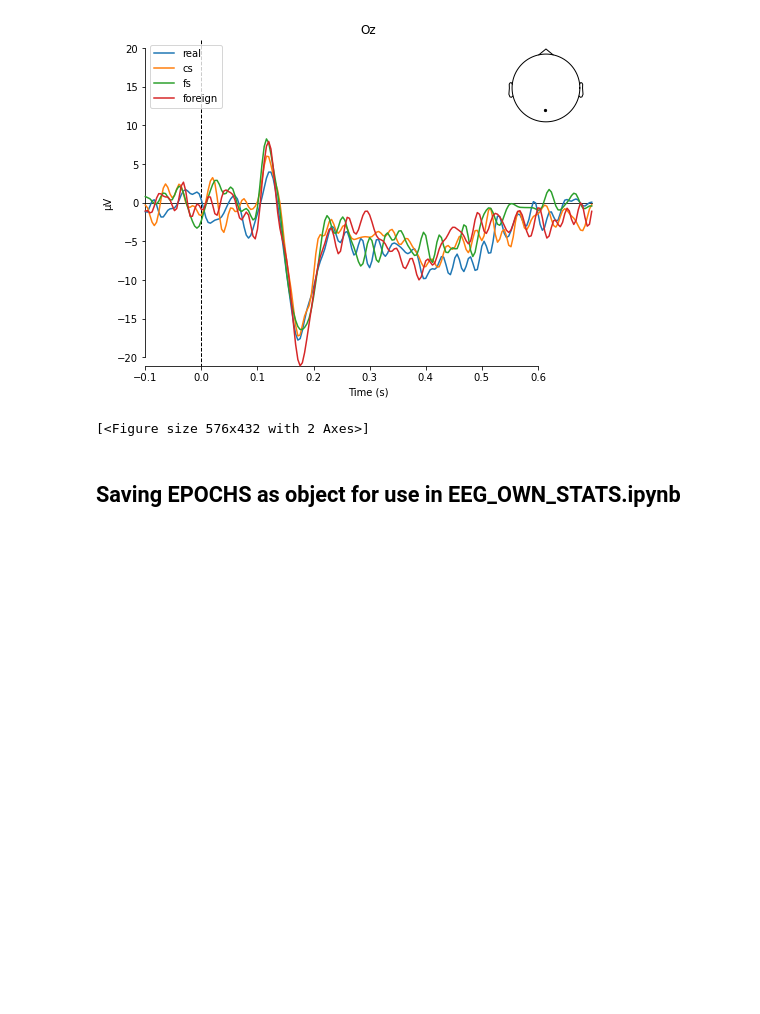
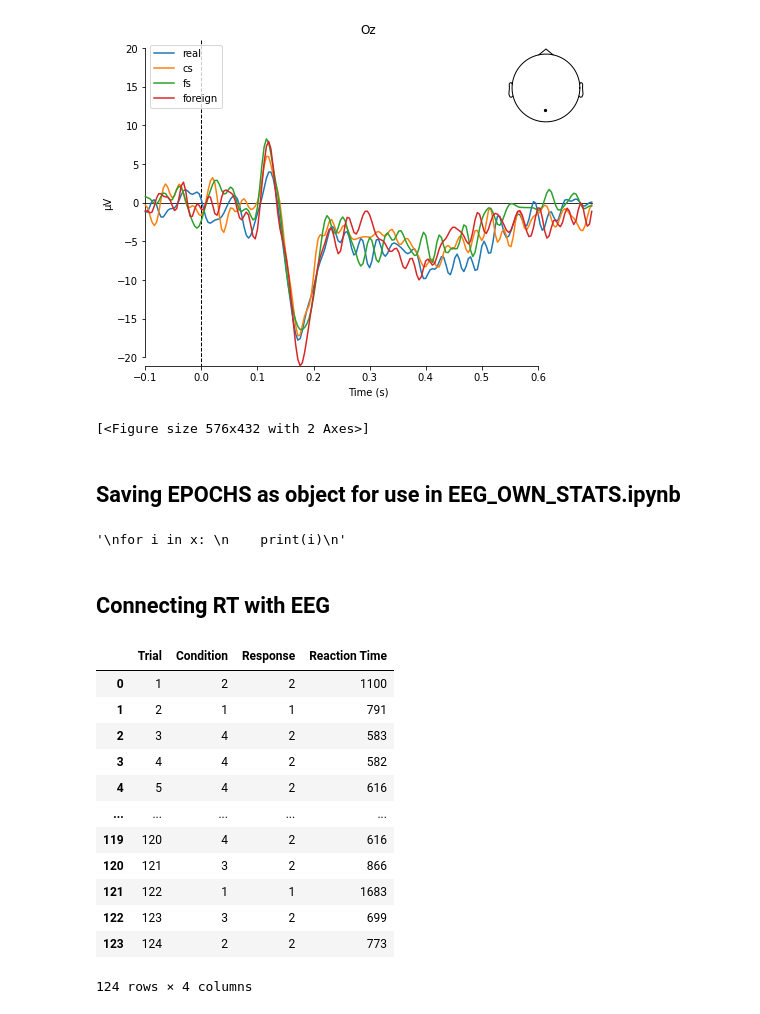
Before and after one commit to MinaAlmasi/neuroMDMA, a Jupyter notebook: EEG_OWN/EEG_OWN_PREPROCESSING.ipynb, the cells around one changed output. Drawn from its saved outputs; the diff is of its cells as text; code cells hidden in the pictures; blank space fills up the shorter version.

```diff
--- a/EEG_OWN/EEG_OWN_PREPROCESSING.ipynb
+++ b/EEG_OWN/EEG_OWN_PREPROCESSING.ipynb
@@ -392,0 +437,39 @@ epochs_resampled.save('group5_epochs-epo.fif')
+# %%
+x = range(0, 262, 2)
+'''
+for i in x:
+    print(i)
+'''
+# %% [output]
+'\nfor i in x: \n    print(i)\n'
+# %% [markdown]
+## Connecting RT with EEG
+# %%
+trial = [] #trial number
+reaction_time = []
+condition = []
+response = [] #yes / no
+
+for i in range(0, len(events), 2):
+    trial.append(len(trial)+1)
+    reaction_time.append(events[i+1,0] - events[i,0])
+    condition.append(events[i, 2])
+    response.append(int(str(events[i+1,2])[0]))
+# %%
+data = pd.DataFrame({"Trial":trial, "Condition": condition, "Response":response, "Reaction Time":reaction_time})
+# %%
+data
+# %% [output]
+|  | Trial | Condition | Response | Reaction Time |
+| 0 | 1 | 2 | 2 | 1100 |
+| 1 | 2 | 1 | 1 | 791 |
+| 2 | 3 | 4 | 2 | 583 |
+| 3 | 4 | 4 | 2 | 582 |
+| 4 | 5 | 4 | 2 | 616 |
+| ... | ... | ... | ... | ... |
+| 119 | 120 | 4 | 2 | 616 |
+| 120 | 121 | 3 | 2 | 866 |
+| 121 | 122 | 1 | 1 | 1683 |
+| 122 | 123 | 3 | 2 | 699 |
+| 123 | 124 | 2 | 2 | 773 |
+124 rows × 4 columns
```
Also changed, not shown: parts of 16 cells of this notebook, 1 other file.
